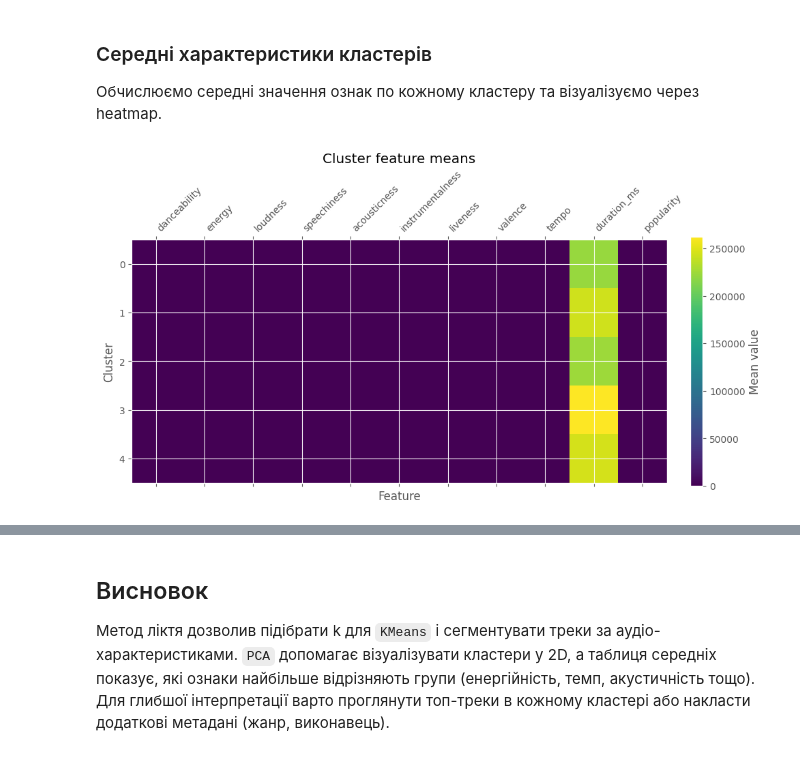
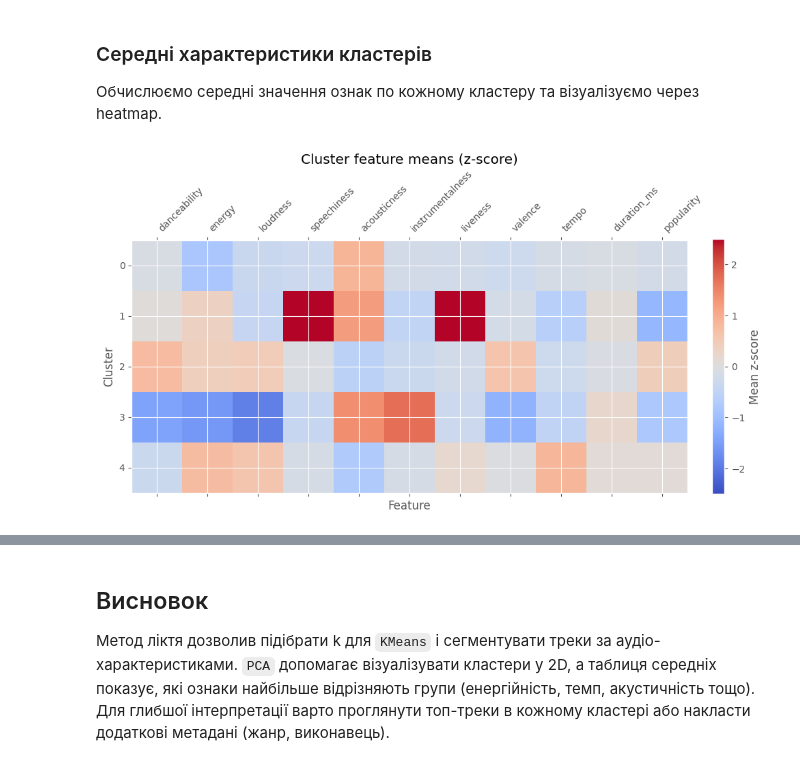
Before and after one commit to dmutr06/ml-labs, a Jupyter notebook: labs/lab3/lab3.ipynb, the cells around one changed output, grey strips where cells are left out. Drawn from its saved outputs; the diff is of its cells as text; code cells hidden in the pictures.

Commit message:
fix heatmap, add clusters interpretation

```diff
--- a/labs/lab3/lab3.ipynb
+++ b/labs/lab3/lab3.ipynb
@@ -203,18 +203,21 @@ plt.show()
 # %%
 cluster_means = df_model.groupby("cluster")[features].mean().sort_index()
 cluster_means
 
+df_scaled = pd.DataFrame(X_scaled, columns=features)
+z_means = df_scaled.groupby(df_model["cluster"]).mean().sort_index()
+
 fig, ax = plt.subplots(figsize=(10, 5))
-cax = ax.matshow(cluster_means, cmap="viridis")
-ax.set_xticks(range(len(cluster_means.columns)))
-ax.set_xticklabels(cluster_means.columns, rotation=45, ha="left")
-ax.set_yticks(range(len(cluster_means.index)))
-ax.set_yticklabels(cluster_means.index)
+cax = ax.matshow(z_means, cmap="coolwarm", vmin=-2.5, vmax=2.5)
+ax.set_xticks(range(len(z_means.columns)))
+ax.set_xticklabels(z_means.columns, rotation=45, ha="left")
+ax.set_yticks(range(len(z_means.index)))
+ax.set_yticklabels(z_means.index)
 ax.set_xlabel("Feature")
 ax.set_ylabel("Cluster")
-fig.colorbar(cax, ax=ax, fraction=0.046, pad=0.04, label="Mean value")
-plt.title("Cluster feature means")
+fig.colorbar(cax, ax=ax, fraction=0.046, pad=0.04, label="Mean z-score")
+plt.title("Cluster feature means (z-score)")
 plt.tight_layout()
 plt.show()
 # %% [output]
-[figure, old version]
+[figure, new version]
```
Also changed, not shown: parts of 3 cells of this notebook.
